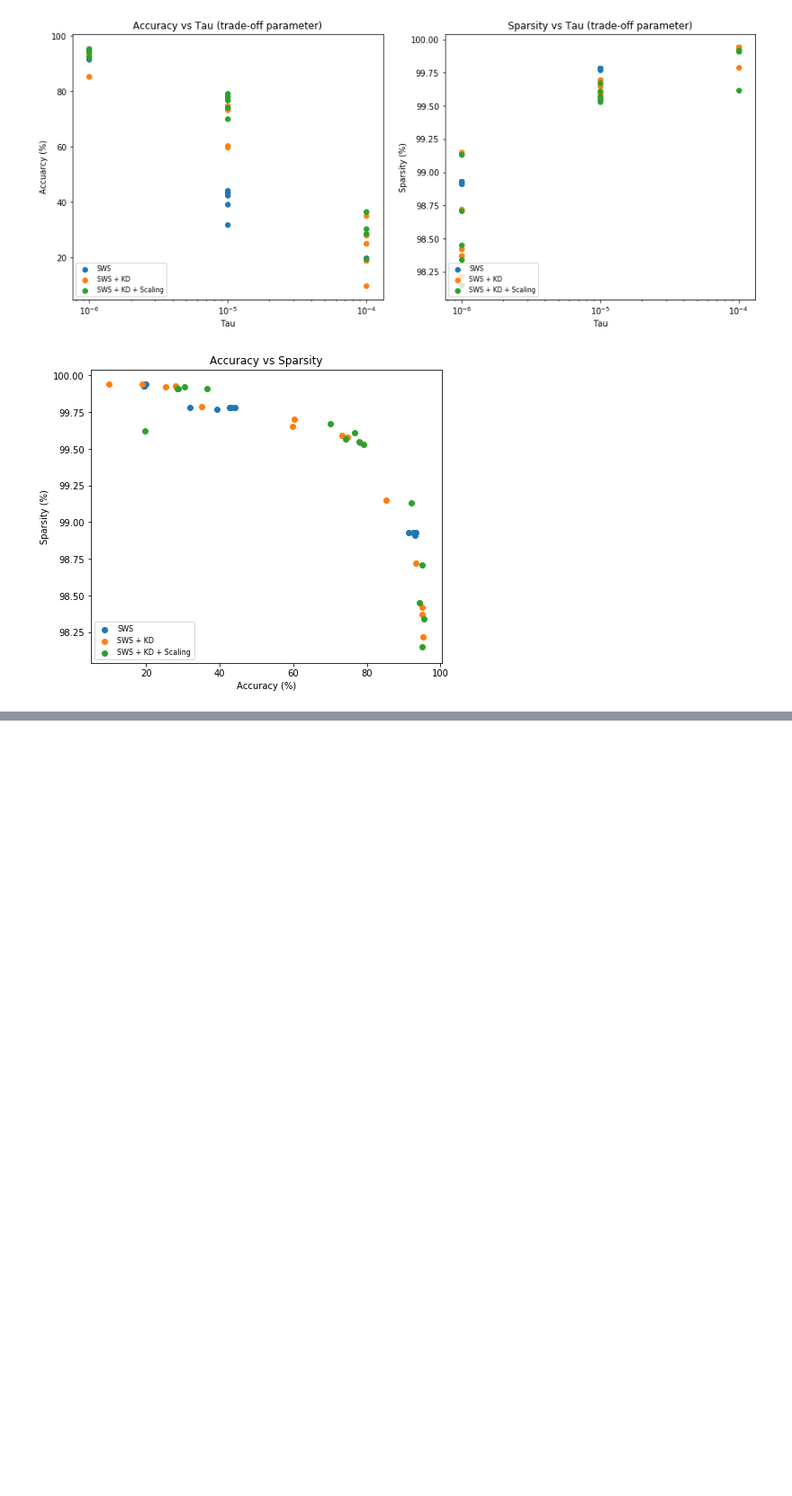
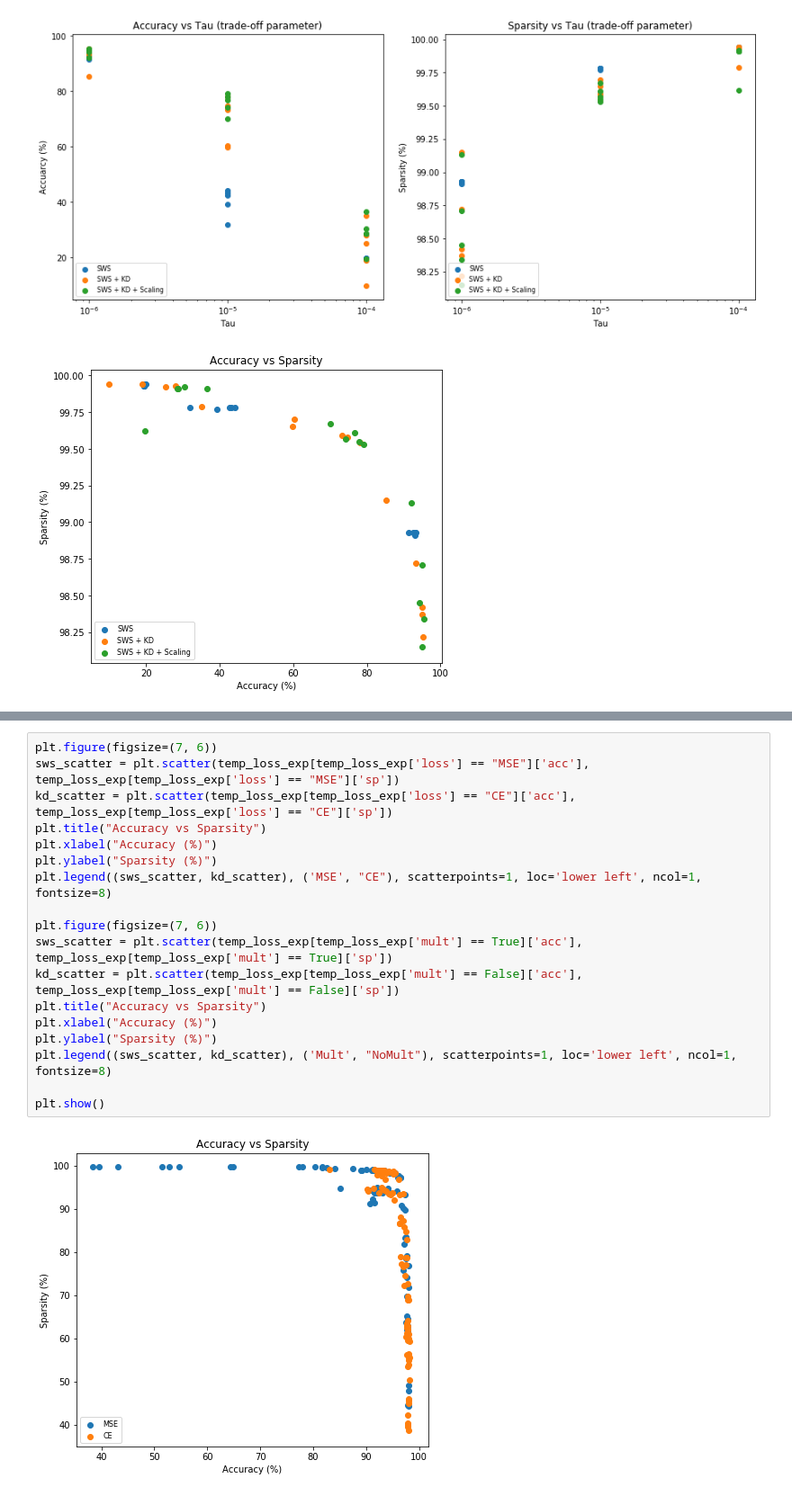
Before and after one commit to okz12/NN_compression, a Jupyter notebook: notebooks/result_visualisation.ipynb, the cells around one changed output, grey strips where cells are left out. Shown at 90% size. Drawn from its saved outputs; the diff is of its cells as text; blank space fills up the shorter version.

```diff
--- a/notebooks/result_visualisation.ipynb
+++ b/notebooks/result_visualisation.ipynb
@@ -273,0 +373,20 @@ plt.show()
+# %%
+plt.figure(figsize=(7, 6))
+sws_scatter = plt.scatter(temp_loss_exp[temp_loss_exp['loss'] == "MSE"]['acc'], temp_loss_exp[temp_loss_exp['loss'] == "MSE"]['sp'])
+kd_scatter = plt.scatter(temp_loss_exp[temp_loss_exp['loss'] == "CE"]['acc'], temp_loss_exp[temp_loss_exp['loss'] == "CE"]['sp'])
+plt.title("Accuracy vs Sparsity")
+plt.xlabel("Accuracy (%)")
+plt.ylabel("Sparsity (%)")
+plt.legend((sws_scatter, kd_scatter), ('MSE', "CE"), scatterpoints=1, loc='lower left', ncol=1, fontsize=8)
+
+plt.figure(figsize=(7, 6))
+sws_scatter = plt.scatter(temp_loss_exp[temp_loss_exp['mult'] == True]['acc'], temp_loss_exp[temp_loss_exp['mult'] == True]['sp'])
+kd_scatter = plt.scatter(temp_loss_exp[temp_loss_exp['mult'] == False]['acc'], temp_loss_exp[temp_loss_exp['mult'] == False]['sp'])
+plt.title("Accuracy vs Sparsity")
+plt.xlabel("Accuracy (%)")
+plt.ylabel("Sparsity (%)")
+plt.legend((sws_scatter, kd_scatter), ('Mult', "NoMult"), scatterpoints=1, loc='lower left', ncol=1, fontsize=8)
+
+plt.show()
+# %% [output]
+[figure, added]
```
Also changed, not shown: parts of 7 cells of this notebook, 8 other files.
